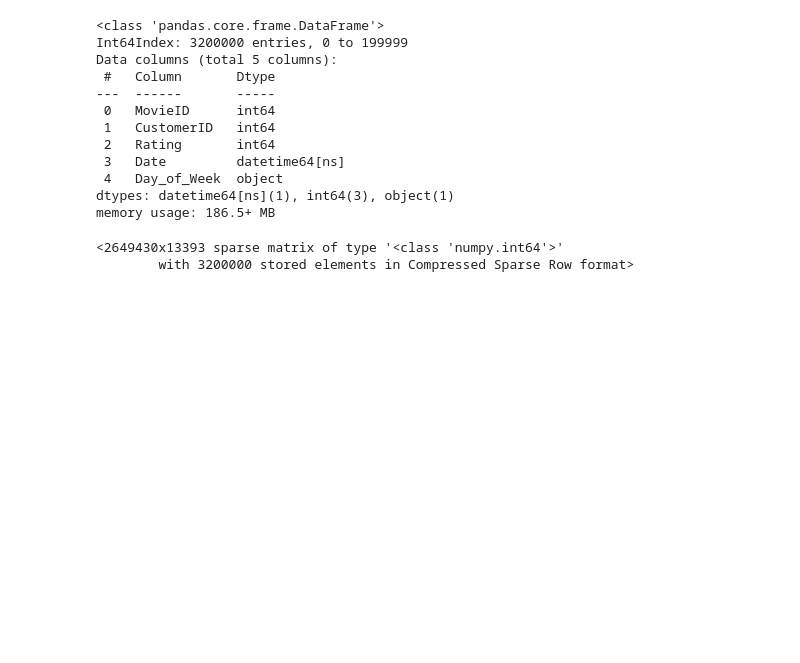
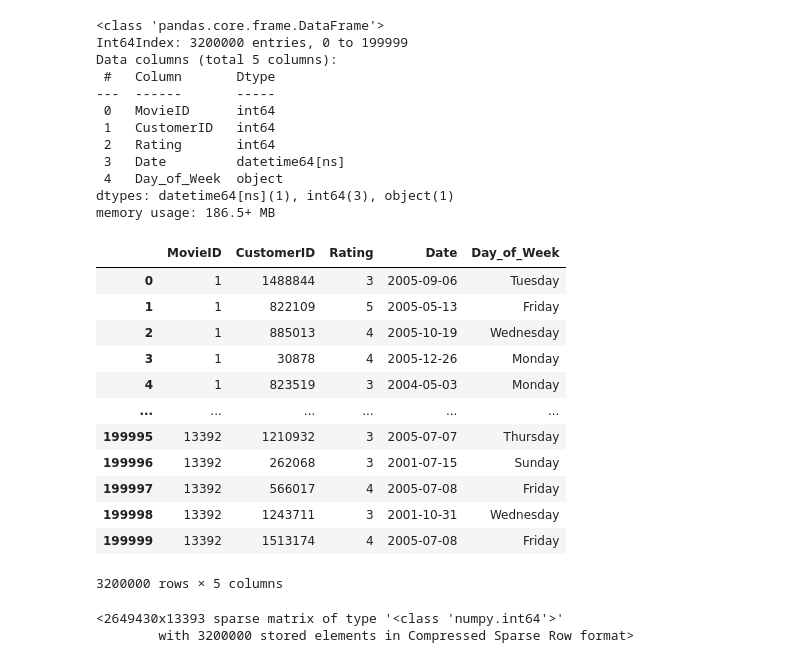
Before and after one commit to wprazuch/netflix-movie-recommendation, a Jupyter notebook: EDA.ipynb, the cells around one changed output. Saved outputs shown, nothing was run; the diff lists cells and outputs as text; code cells hidden in the pictures; blank space fills up the shorter version.

```diff
--- a/EDA.ipynb
+++ b/EDA.ipynb
@@ -209,6 +209,22 @@ Data columns (total 5 columns):
  4   Day_of_Week  object
 dtypes: datetime64[ns](1), int64(3), object(1)
 memory usage: 186.5+ MB
+# %%
+train
+# %% [output]
+|  | MovieID | CustomerID | Rating | Date | Day_of_Week |
+| 0 | 1 | 1488844 | 3 | 2005-09-06 | Tuesday |
+| 1 | 1 | 822109 | 5 | 2005-05-13 | Friday |
+| 2 | 1 | 885013 | 4 | 2005-10-19 | Wednesday |
+| 3 | 1 | 30878 | 4 | 2005-12-26 | Monday |
+| 4 | 1 | 823519 | 3 | 2004-05-03 | Monday |
+| ... | ... | ... | ... | ... | ... |
+| 199995 | 13392 | 1210932 | 3 | 2005-07-07 | Thursday |
+| 199996 | 13392 | 262068 | 3 | 2001-07-15 | Sunday |
+| 199997 | 13392 | 566017 | 4 | 2005-07-08 | Friday |
+| 199998 | 13392 | 1243711 | 3 | 2001-10-31 | Wednesday |
+| 199999 | 13392 | 1513174 | 4 | 2005-07-08 | Friday |
+3200000 rows × 5 columns
 # %%
 sparse_data = sparse.csr_matrix((train['Rating'].values, (train['CustomerID'].values, train['MovieID'].values)))
 # %%
```
Also changed, not shown: parts of 17 cells of this notebook.
